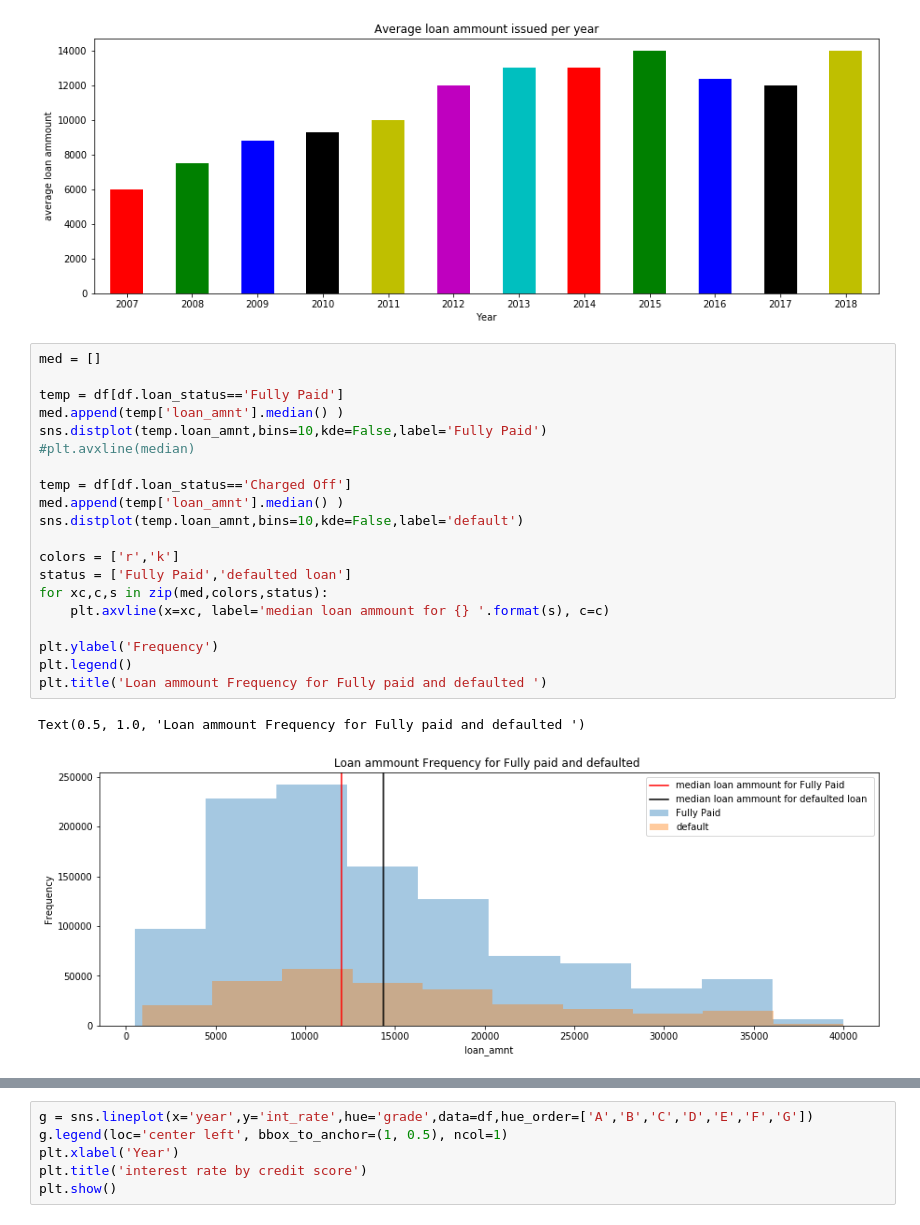
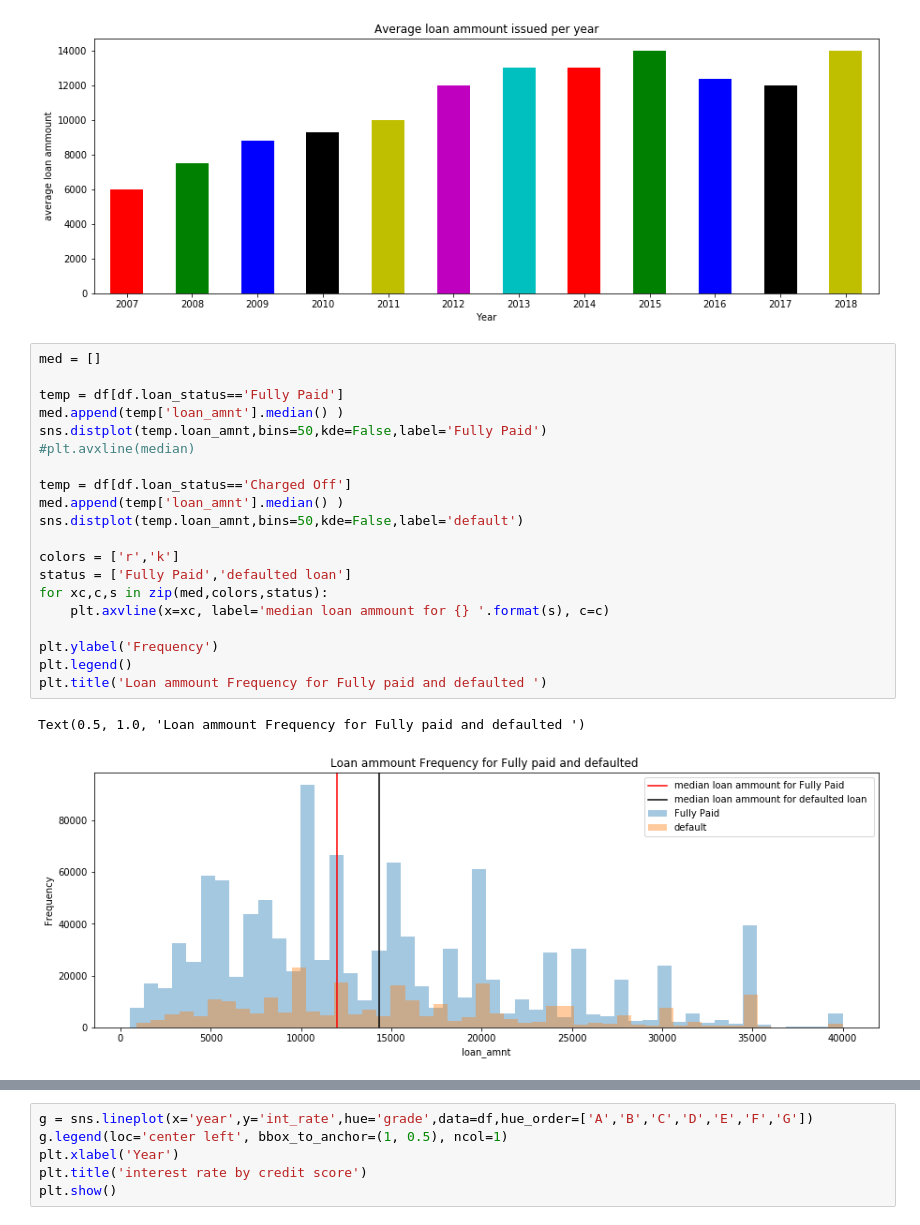
Before and after one commit to bacover/Capstone, a Jupyter notebook: Untitled.ipynb, the cells around one changed output, grey strips where cells are left out. Saved outputs shown, nothing was run; the diff lists cells and outputs as text.

```diff
--- a/Untitled.ipynb
+++ b/Untitled.ipynb
@@ -153,26 +153,26 @@ Text(0.5, 1.0, 'Average loan ammount issued per year')
 # %%
 med = []
 
 temp = df[df.loan_status=='Fully Paid']
 med.append(temp['loan_amnt'].median() )
-sns.distplot(temp.loan_amnt,bins=10,kde=False,label='Fully Paid')
+sns.distplot(temp.loan_amnt,bins=50,kde=False,label='Fully Paid')
 #plt.avxline(median)
 
 temp = df[df.loan_status=='Charged Off']
 med.append(temp['loan_amnt'].median() )
-sns.distplot(temp.loan_amnt,bins=10,kde=False,label='default')
+sns.distplot(temp.loan_amnt,bins=50,kde=False,label='default')
 
 colors = ['r','k']
 status = ['Fully Paid','defaulted loan']
 for xc,c,s in zip(med,colors,status):
     plt.axvline(x=xc, label='median loan ammount for {} '.format(s), c=c)
 
 plt.ylabel('Frequency')
 plt.legend()
 plt.title('Loan ammount Frequency for Fully paid and defaulted ')
 # %% [output]
 Text(0.5, 1.0, 'Loan ammount Frequency for Fully paid and defaulted ')
-[figure, old version]
+[figure, new version]
 # %%
 #df.groupby('grade')['int_rate'].agg({"":'median'}).unstack(1).plot(kind='bar')
 sns.boxplot(x='grade',y='int_rate',data=df,order=['A','B','C','D','E','F','G'])
```
Also changed, not shown: parts of 25 cells of this notebook.
